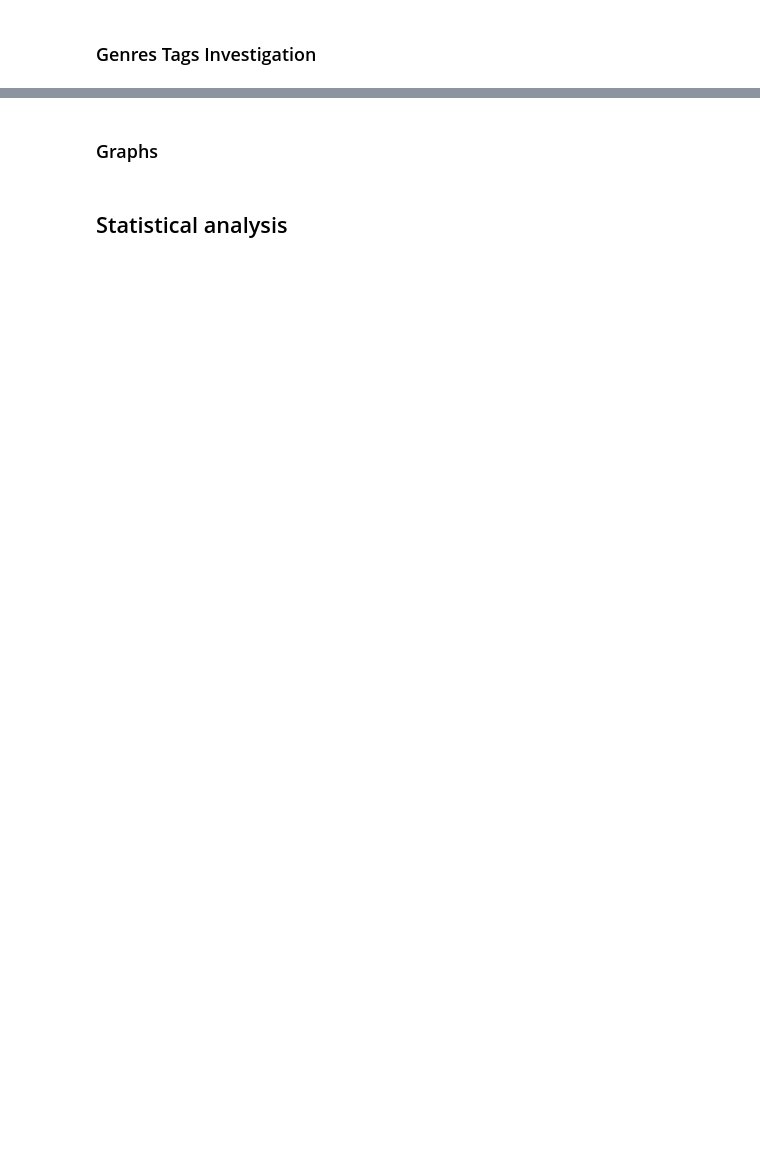
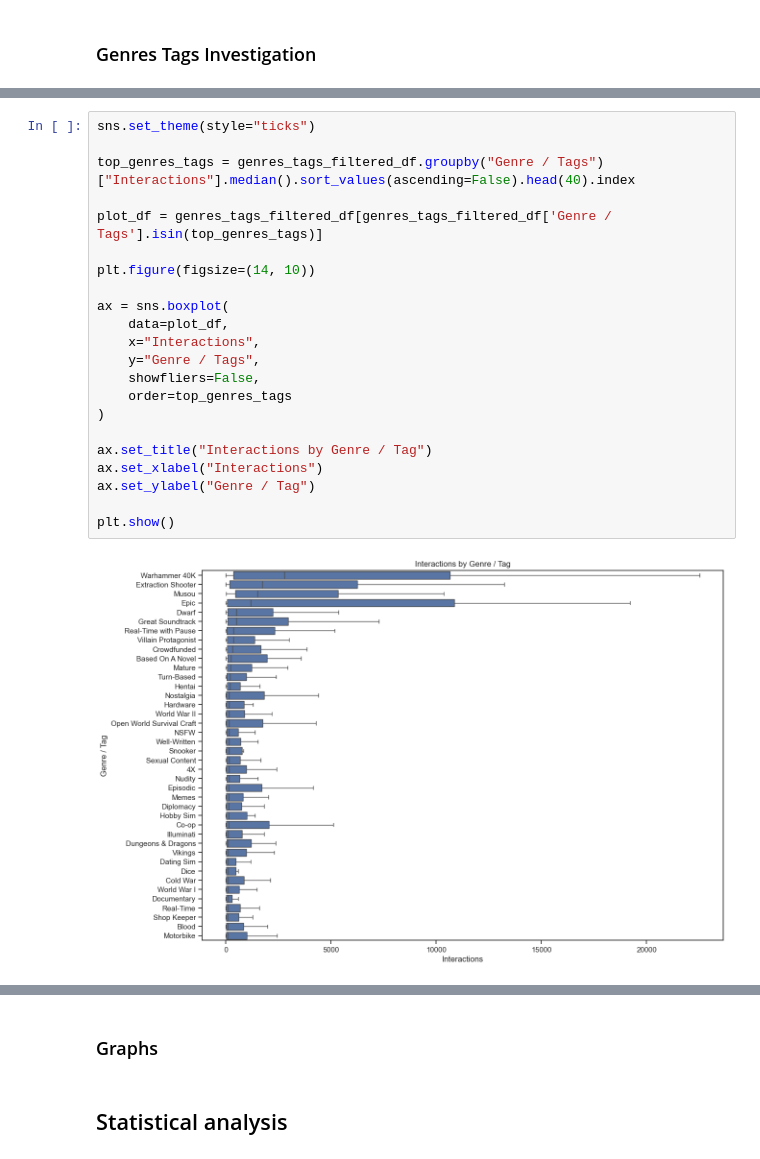
Before and after one commit to Tomasz5792/Data_Analytics_-_Summative_1, a Jupyter notebook: Summative_1.ipynb, the cells around one changed output, grey strips where cells are left out. Drawn from its saved outputs; the diff is of its cells as text; blank space fills up the shorter version.

```diff
--- a/Summative_1.ipynb
+++ b/Summative_1.ipynb
@@ -563,0 +646,24 @@ games_plus_tags_df.head(8)
+# %%
+sns.set_theme(style="ticks")
+
+top_genres_tags = genres_tags_filtered_df.groupby("Genre / Tags")["Interactions"].median().sort_values(ascending=False).head(40).index
+
+plot_df = genres_tags_filtered_df[genres_tags_filtered_df['Genre / Tags'].isin(top_genres_tags)]
+
+plt.figure(figsize=(14, 10))
+
+ax = sns.boxplot(
+    data=plot_df,
+    x="Interactions",
+    y="Genre / Tags",
+    showfliers=False,
+    order=top_genres_tags
+)
+
+ax.set_title("Interactions by Genre / Tag")
+ax.set_xlabel("Interactions")
+ax.set_ylabel("Genre / Tag")
+
+plt.show()
+# %% [output]
+[figure, added]
```
Also changed, not shown: parts of 36 cells of this notebook.
